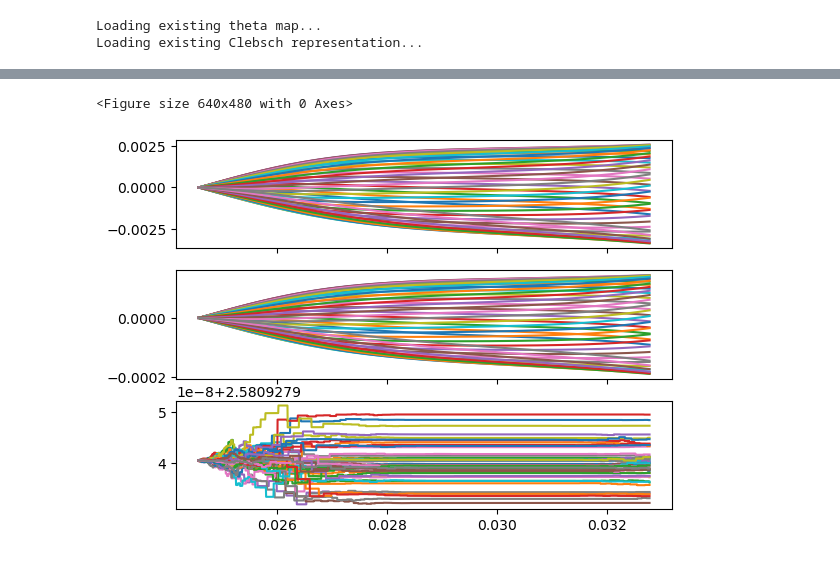
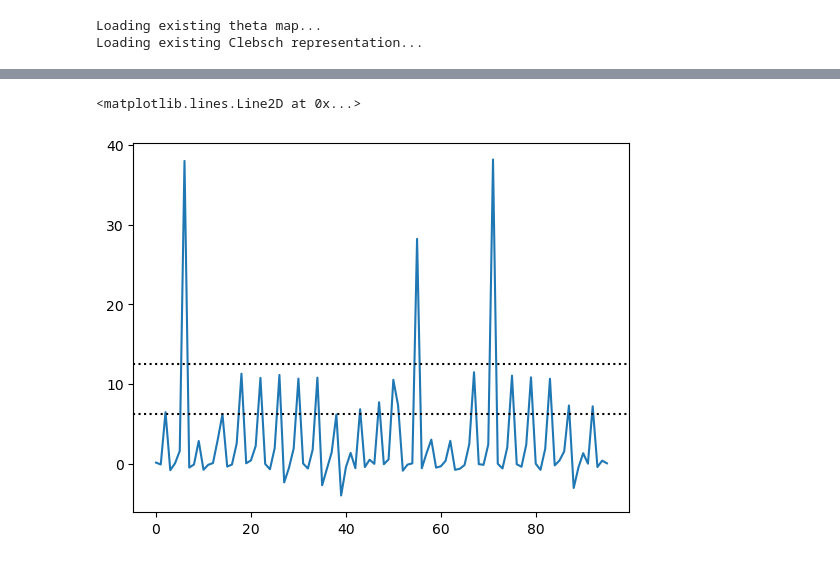
Before and after one commit to Maplenormandy/c1lgkt-jax, a Jupyter notebook: bin/negative_triangularity/nt_analysis.ipynb, the cells around one changed output, grey strips where cells are left out. Drawn from its saved outputs; the diff is of its cells as text; code cells hidden in the pictures.

```diff
--- a/bin/negative_triangularity/nt_analysis.ipynb
+++ b/bin/negative_triangularity/nt_analysis.ipynb
@@ -347,3 +205,33 @@ for k in range(r_sol.shape[1]):
 # %%
-phase
+# %% Compute rotation numbers
+
+%matplotlib qt
+
+omega_b = np.zeros(nump)
+r_avg = np.zeros(nump)
+iota = np.zeros(nump)
+total_phase = np.zeros(nump)
+
+omega_eikonal = 2*jnp.pi*27.0
+n_eikonal = 6
+
+for k in range(nump):
+    punc = ppuncs[k]
+
+    r_p, varphi_p, z_p, upar_p, mu_p = punc.yp
+    print(len(r_p))
+    phase = n_eikonal*varphi_p - (punc.tp*omega_eikonal) # pyright: ignore
+    total_phase[k] = phase[-1] - phase[0]
+
+    iota[k] = np.sum(wba_weights(len(phase)-1) * np.diff(phase) / n_eikonal)
+    r_avg[k] = np.sum(wba_weights(len(phase)) * r_p)
+    omega_b[k] = 2*np.pi / (np.sum(wba_weights(len(phase)-1) * np.diff(punc.tp)))
+
+
+psi_avg = eq.interp_psi(r_avg, jnp.full_like(r_avg, eq.zaxis))
+plt.figure()
+plt.subplot(211)
+plt.scatter(psi_avg/eq.psix, iota)
+plt.subplot(212)
+plt.scatter(psi_avg/eq.psix, omega_b)
 # %% [output]
@@ -379,23 +256,8 @@ plt.plot(r_sol, z_sol, lw=0.05)
-# %%
-# Check the value of H - Omega * Lphi
-plt.figure()
-ts = np.zeros(r_sol.shape[0])
-ts[:] = sol.ts
-hams = np.empty(r_sol.shape)
-lphis = np.empty(r_sol.shape)
-
-for i in range(ts.shape[0]):
-    hams[i], lphis[i] = particle_tools.compute_integrals(ts[i], jtu.tree_map(lambda x: x[i], sol.ys), args)
-# %% [output]
-<Figure size 640x480 with 0 Axes>
-# %%
-%matplotlib inline
-fig, axs = plt.subplots(3, 1, sharex=True)
-
-for k in range(r_sol.shape[1]):
-    axs[0].plot(ts, hams[:,k] - hams[0,k])
-    axs[1].plot(ts, (lphis[:,k] - lphis[0,k]))
-    omega_frame = eikonal_field.omega[0] / eikonal_field.n[0]
-    axs[2].plot(ts, hams[:,k] - omega_frame * lphis[:,k])
-# %% [output]
-[figure, removed]
+# %%
+plt.figure()
+plt.plot(total_phase)
+plt.axhline(2*np.pi, ls=':', c='k')
+plt.axhline(4*np.pi, ls=':', c='k')
+# %% [output]
+<matplotlib.lines.Line2D at 0x...>
+[figure, added]
```
Also changed, not shown: parts of 14 cells of this notebook, 16 other files.
